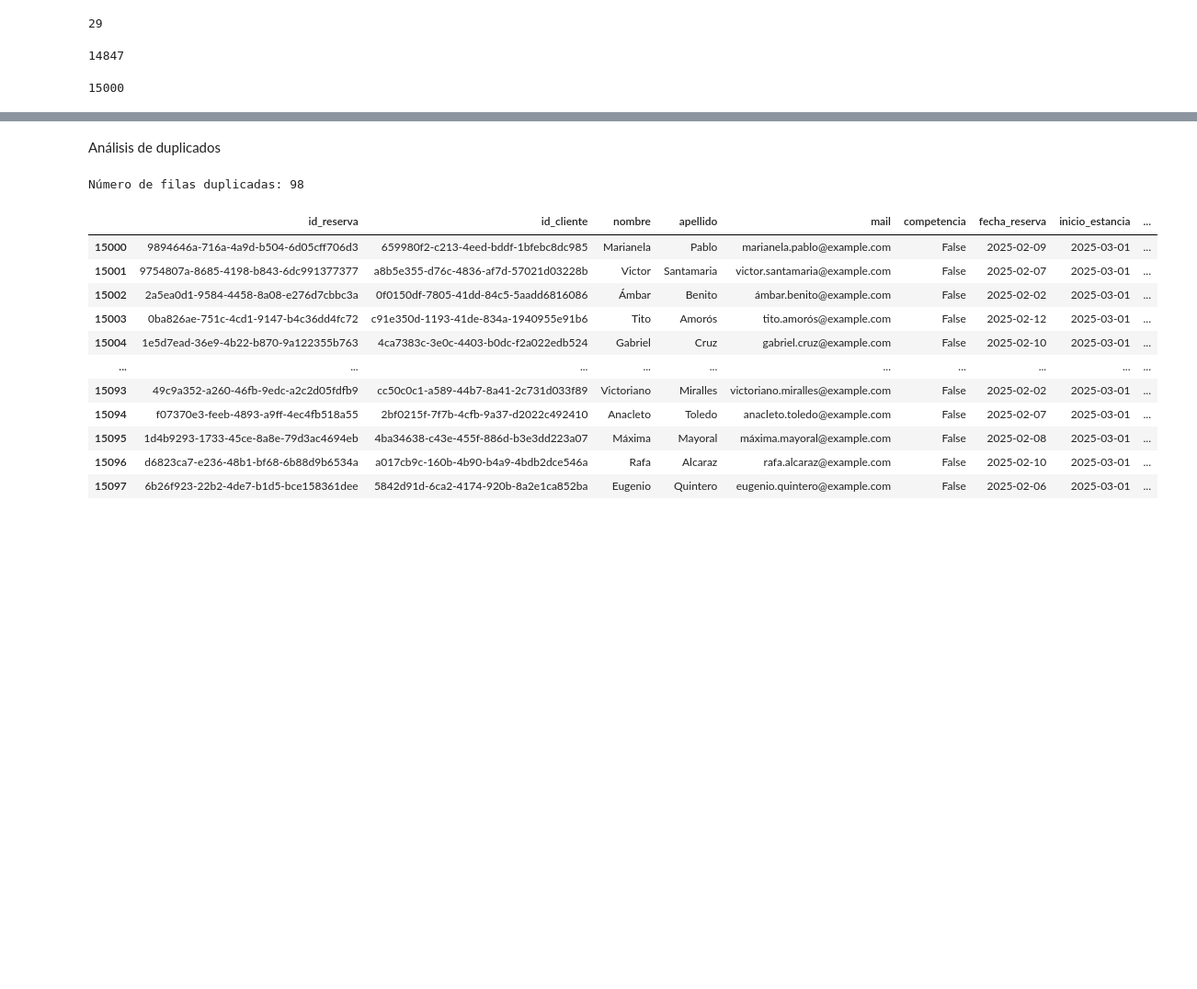
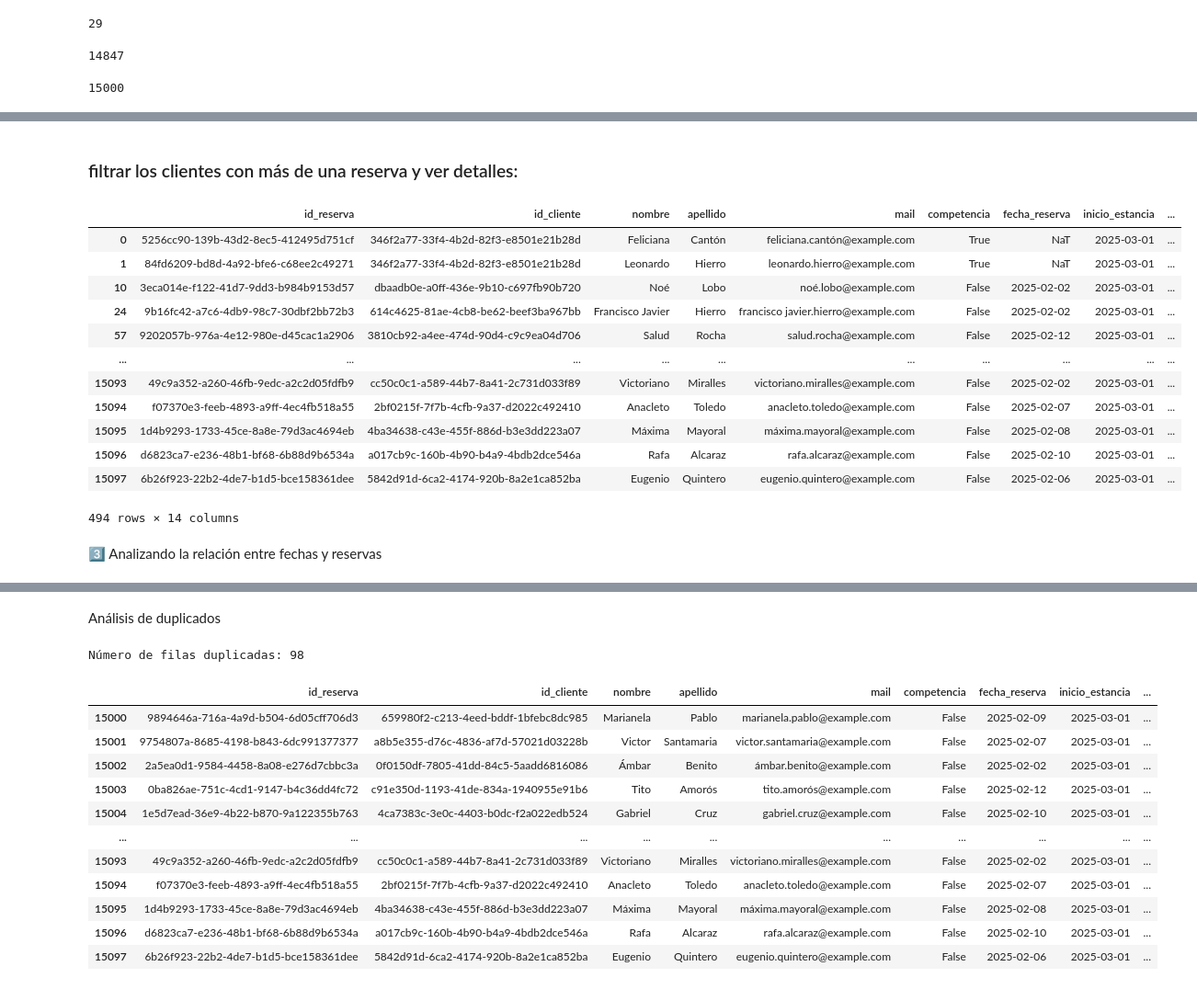
Before and after one commit to marta-ba/ETL_IBIShotels, a Jupyter notebook: jupyters/eda.ipynb, the cells around one changed output, grey strips where cells are left out. Shown at 92% size. Saved outputs shown, nothing was run; the diff lists cells and outputs as text; code cells hidden in the pictures; blank space fills up the shorter version.

```diff
--- a/jupyters/eda.ipynb
+++ b/jupyters/eda.ipynb
@@ -163,6 +163,3 @@ df.describe().T
 | id_hotel | 15098.0 | 65.950192 | 2.0 | 27.0 | 40.0 | 114.0 | 194.0 | 57.832033 |
 | precio_noche | 9874.0 | 275.11772 | 50.01 | 163.12 | 273.315 | 387.83 | 499.82 | 129.405972 |
 | estrellas | 9926.0 | 3.012694 | 1.0 | 2.0 | 3.0 | 4.0 | 5.0 | 1.412446 |
-# %%
-df = convertir_fecha(df)
-df.info()
@@ -276,0 +328,4 @@ Length: 15098, dtype: float64
+# %%
+df_clientes_check = df.groupby("id_cliente")["id_reserva"].count().reset_index()
+df_clientes_check = df_clientes_check.sort_values(by="id_reserva", ascending=False)
+print(df_clientes_check.head(10))  # Ver los 10 clientes con más reservas
@@ -276,0 +344,20 @@ Length: 15098, dtype: float64
+# %% [markdown]
+### filtrar los clientes con más de una reserva y ver detalles:
+# %%
+df[df["id_cliente"].isin(df_clientes_check[df_clientes_check["id_reserva"] > 1]["id_cliente"])]
+# %% [output]
+|  | id_reserva | id_cliente | nombre | apellido | mail | competencia | fecha_reserva | inicio_estancia | ... |
+| 0 | 5256cc90-139b-43d2-8ec5-412495d751cf | 346f2a77-33f4-4b2d-82f3-e8501e21b28d | Feliciana | Cantón | feliciana.cantón@example.com | True | NaT | 2025-03-01 | ... |
+| 1 | 84fd6209-bd8d-4a92-bfe6-c68ee2c49271 | 346f2a77-33f4-4b2d-82f3-e8501e21b28d | Leonardo | Hierro | leonardo.hierro@example.com | True | NaT | 2025-03-01 | ... |
+| 10 | 3eca014e-f122-41d7-9dd3-b984b9153d57 | dbaadb0e-a0ff-436e-9b10-c697fb90b720 | Noé | Lobo | noé.lobo@example.com | False | 2025-02-02 | 2025-03-01 | ... |
+| 24 | 9b16fc42-a7c6-4db9-98c7-30dbf2bb72b3 | 614c4625-81ae-4cb8-be62-beef3ba967bb | Francisco Javier | Hierro | francisco javier.hierro@example.com | False | 2025-02-02 | 2025-03-01 | ... |
+| 57 | 9202057b-976a-4e12-980e-d45cac1a2906 | 3810cb92-a4ee-474d-90d4-c9c9ea04d706 | Salud | Rocha | salud.rocha@example.com | False | 2025-02-12 | 2025-03-01 | ... |
+| ... | ... | ... | ... | ... | ... | ... | ... | ... | ... |
+| 15093 | 49c9a352-a260-46fb-9edc-a2c2d05fdfb9 | cc50c0c1-a589-44b7-8a41-2c731d033f89 | Victoriano | Miralles | victoriano.miralles@example.com | False | 2025-02-02 | 2025-03-01 | ... |
+| 15094 | f07370e3-feeb-4893-a9ff-4ec4fb518a55 | 2bf0215f-7f7b-4cfb-9a37-d2022c492410 | Anacleto | Toledo | anacleto.toledo@example.com | False | 2025-02-07 | 2025-03-01 | ... |
+| 15095 | 1d4b9293-1733-45ce-8a8e-79d3ac4694eb | 4ba34638-c43e-455f-886d-b3e3dd223a07 | Máxima | Mayoral | máxima.mayoral@example.com | False | 2025-02-08 | 2025-03-01 | ... |
+| 15096 | d6823ca7-e236-48b1-bf68-6b88d9b6534a | a017cb9c-160b-4b90-b4a9-4bdb2dce546a | Rafa | Alcaraz | rafa.alcaraz@example.com | False | 2025-02-10 | 2025-03-01 | ... |
+| 15097 | 6b26f923-22b2-4de7-b1d5-bce158361dee | 5842d91d-6ca2-4174-920b-8a2e1ca852ba | Eugenio | Quintero | eugenio.quintero@example.com | False | 2025-02-06 | 2025-03-01 | ... |
+494 rows × 14 columns
+# %% [markdown]
+3️⃣ Analizando la relación entre fechas y reservas
```
Also changed, not shown: parts of 28 cells of this notebook.
